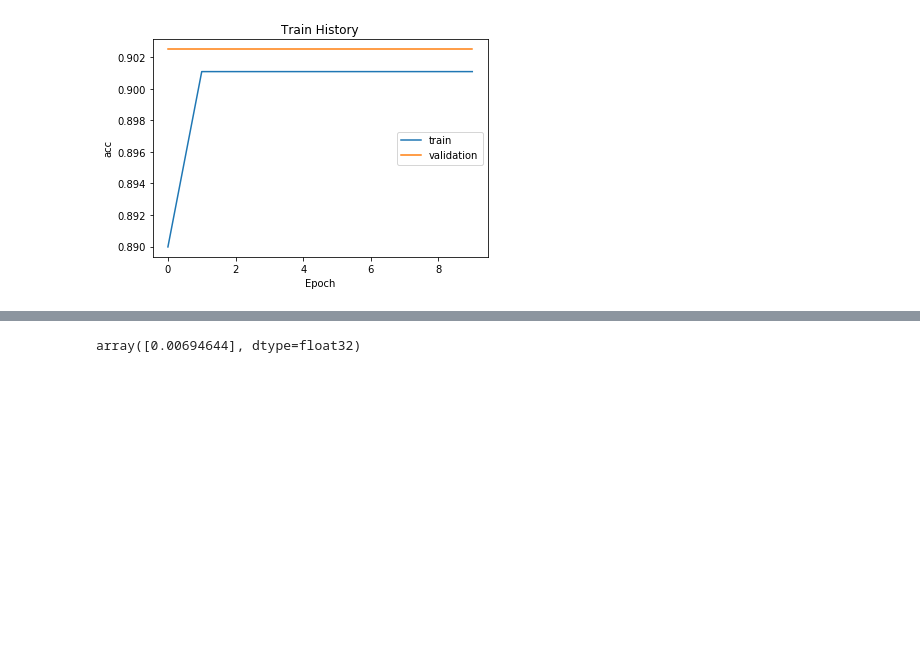
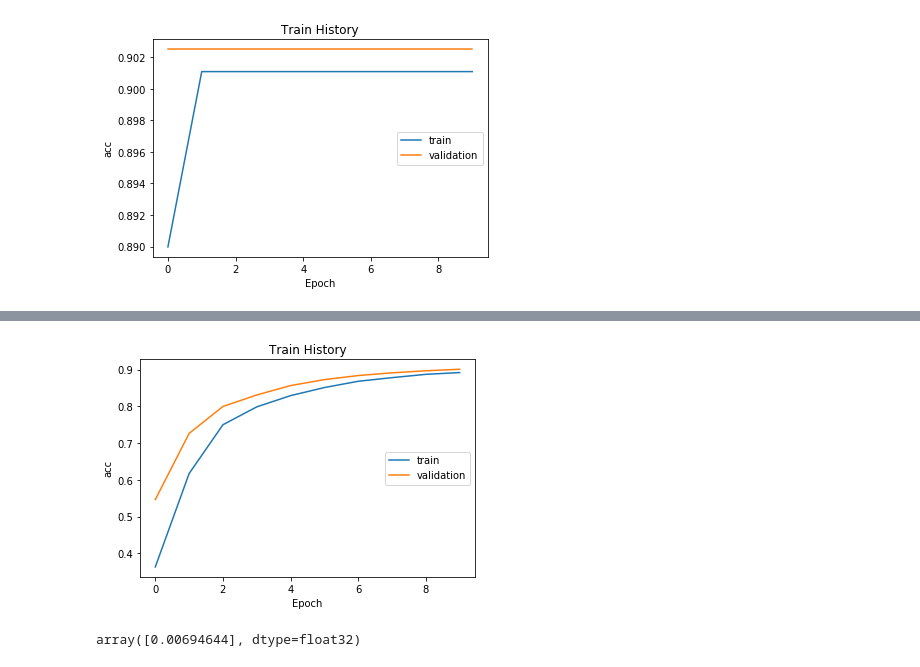
Before and after one commit to johnny12150/ML-100-dyas, a Jupyter notebook: Day01/Winter-Day04.ipynb, the cells around one changed output, grey strips where cells are left out. Drawn from its saved outputs; the diff is of its cells as text; code cells hidden in the pictures; blank space fills up the shorter version.

```diff
--- a/Day01/Winter-Day04.ipynb
+++ b/Day01/Winter-Day04.ipynb
@@ -146,3 +211,7 @@ show_train_history(train_history_MLP, 'acc', 'val_acc')
+# %%
+show_train_history(train_history_MLP2, 'acc', 'val_acc')
+# %% [output]
+[figure, added]
 # %%
 prediction = model_MLP.predict(x_Test_norm )
 prediction[0]
```
Also changed, not shown: parts of 25 cells of this notebook.
